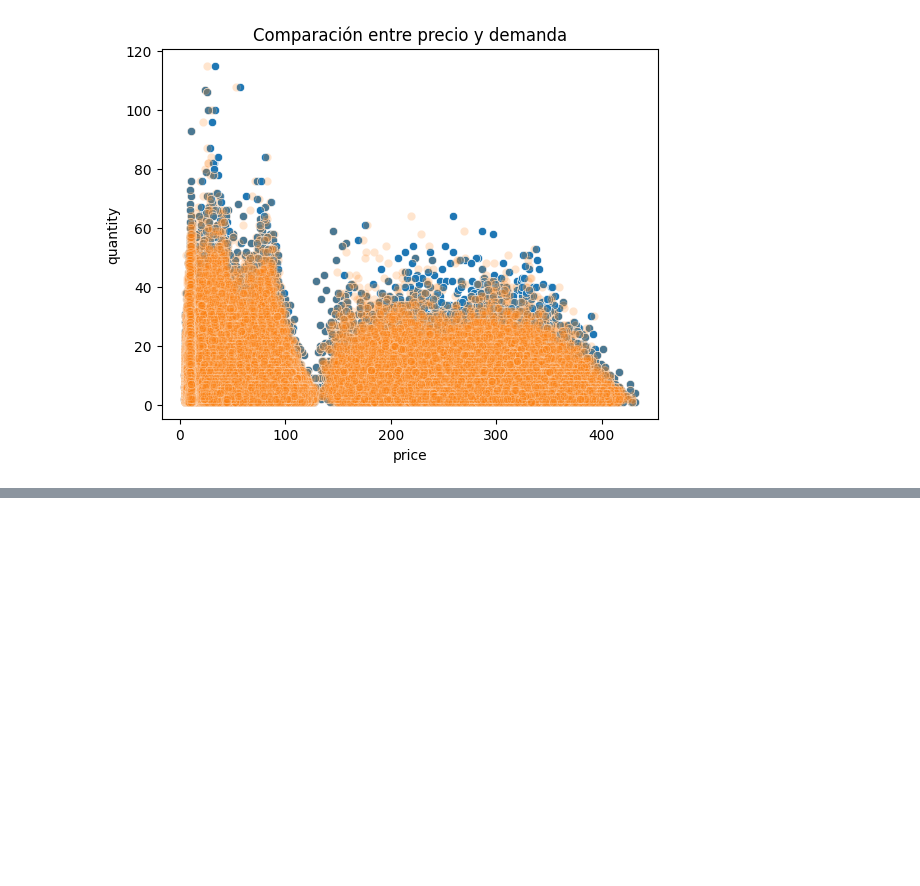
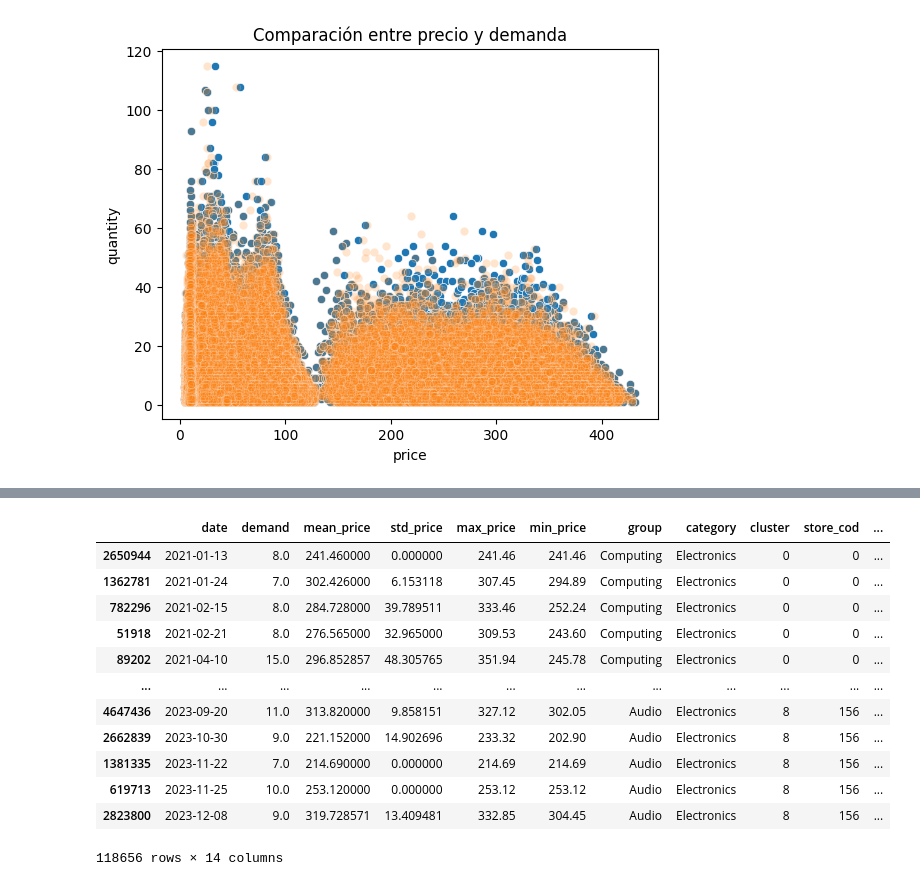
Before and after one commit to Emiliano-Torres/proyecto_eci, a Jupyter notebook: DataProcessing.ipynb, the cells around one changed output, grey strips where cells are left out. Saved outputs shown, nothing was run; the diff lists cells and outputs as text; code cells hidden in the pictures; blank space fills up the shorter version.

```diff
--- a/DataProcessing.ipynb
+++ b/DataProcessing.ipynb
@@ -946,0 +986,17 @@ from DataLoader import importar ventas
+# %%
+ventas_computing["demand"].describe()
+ventas_computing[ventas_computing["demand"]>6]
+# %% [output]
+|  | date | demand | mean_price | std_price | max_price | min_price | group | category | cluster | store_cod | ... |
+| 2650944 | 2021-01-13 | 8.0 | 241.460000 | 0.000000 | 241.46 | 241.46 | Computing | Electronics | 0 | 0 | ... |
+| 1362781 | 2021-01-24 | 7.0 | 302.426000 | 6.153118 | 307.45 | 294.89 | Computing | Electronics | 0 | 0 | ... |
+| 782296 | 2021-02-15 | 8.0 | 284.728000 | 39.789511 | 333.46 | 252.24 | Computing | Electronics | 0 | 0 | ... |
+| 51918 | 2021-02-21 | 8.0 | 276.565000 | 32.965000 | 309.53 | 243.60 | Computing | Electronics | 0 | 0 | ... |
+| 89202 | 2021-04-10 | 15.0 | 296.852857 | 48.305765 | 351.94 | 245.78 | Computing | Electronics | 0 | 0 | ... |
+| ... | ... | ... | ... | ... | ... | ... | ... | ... | ... | ... | ... |
+| 4647436 | 2023-09-20 | 11.0 | 313.820000 | 9.858151 | 327.12 | 302.05 | Audio | Electronics | 8 | 156 | ... |
+| 2662839 | 2023-10-30 | 9.0 | 221.152000 | 14.902696 | 233.32 | 202.90 | Audio | Electronics | 8 | 156 | ... |
+| 1381335 | 2023-11-22 | 7.0 | 214.690000 | 0.000000 | 214.69 | 214.69 | Audio | Electronics | 8 | 156 | ... |
+| 619713 | 2023-11-25 | 10.0 | 253.120000 | 0.000000 | 253.12 | 253.12 | Audio | Electronics | 8 | 156 | ... |
+| 2823800 | 2023-12-08 | 9.0 | 319.728571 | 13.409481 | 332.85 | 304.45 | Audio | Electronics | 8 | 156 | ... |
+118656 rows × 14 columns
```
Also changed, not shown: parts of 5 cells of this notebook, 3 other files.
